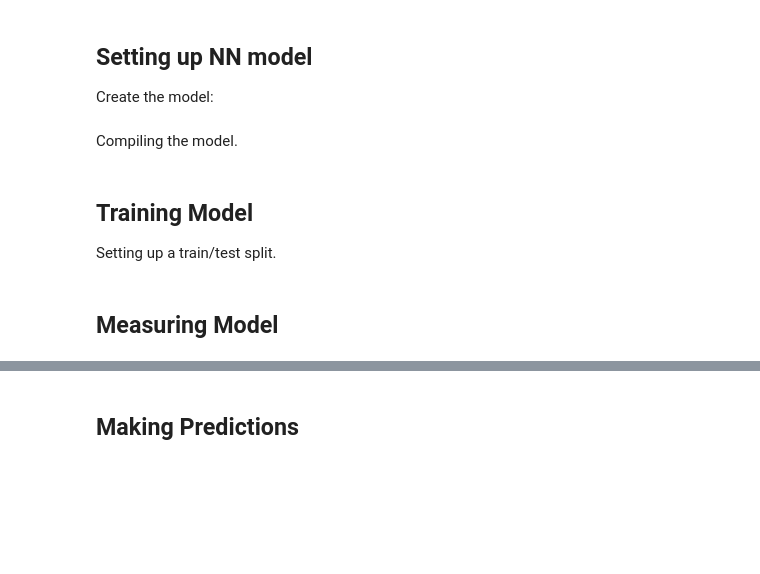
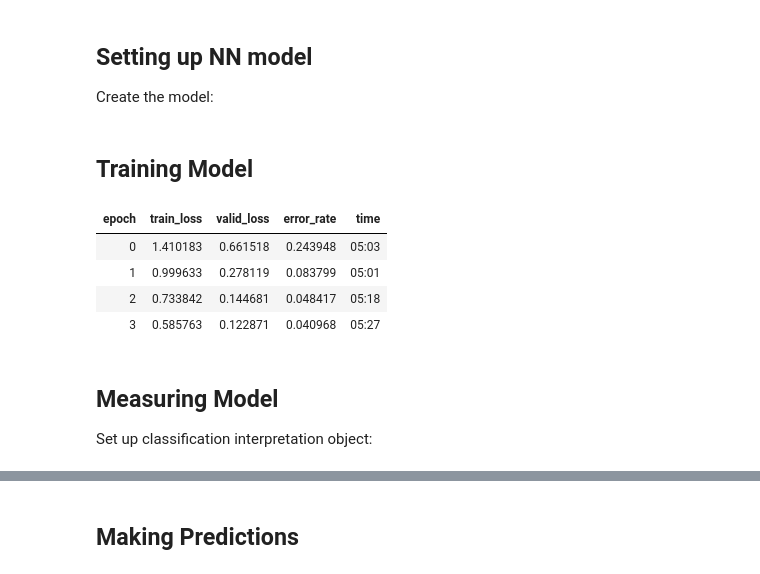
Before and after one commit to a-musipatla/CU_sm3773_gvs2110---CV-for-Crop-Disease, a Jupyter notebook: crop_disease.ipynb, the cells around one changed output, grey strips where cells are left out. Drawn from its saved outputs; the diff is of its cells as text; code cells hidden in the pictures; blank space fills up the shorter version.

```diff
--- a/crop_disease.ipynb
+++ b/crop_disease.ipynb
@@ -134,5 +112,3 @@ print(np_train_data[5])
 ## Setting up NN model
 
 Create the model:
-# %% [markdown]
-Compiling the model.
@@ -139,4 +117,2 @@ Compiling the model.
 # %% [markdown]
 ## Training Model
-
-Setting up a train/test split.
@@ -146,2 +119,12 @@ x_train, x_test, y_train, y_test = train_test_split(np_train_data, train_labels,
+# %%
+learn.fit_one_cycle(4)
+# %% [output]
+| epoch | train_loss | valid_loss | error_rate | time |
+| 0 | 1.410183 | 0.661518 | 0.243948 | 05:03 |
+| 1 | 0.999633 | 0.278119 | 0.083799 | 05:01 |
+| 2 | 0.733842 | 0.144681 | 0.048417 | 05:18 |
+| 3 | 0.585763 | 0.122871 | 0.040968 | 05:27 |
 # %% [markdown]
 ## Measuring Model
+
+Set up classification interpretation object:
```
Also changed, not shown: parts of 18 cells of this notebook.
